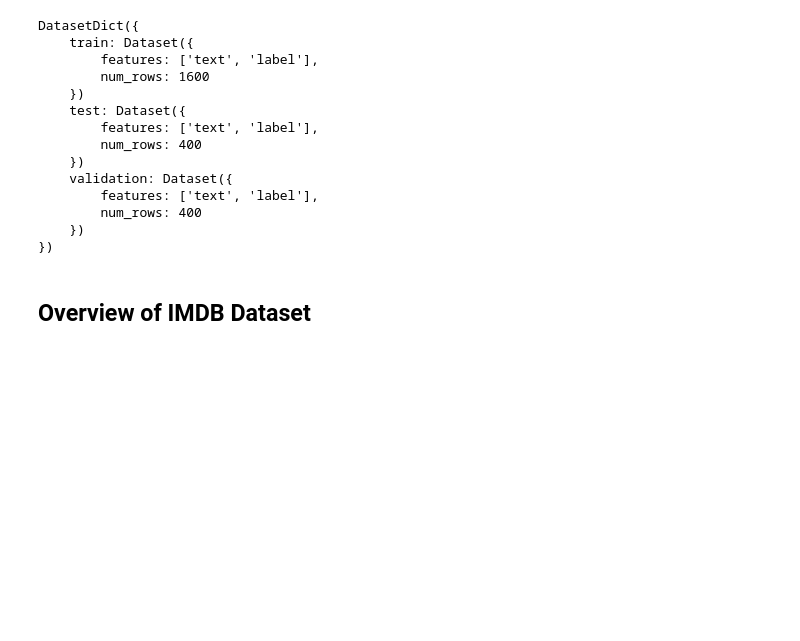
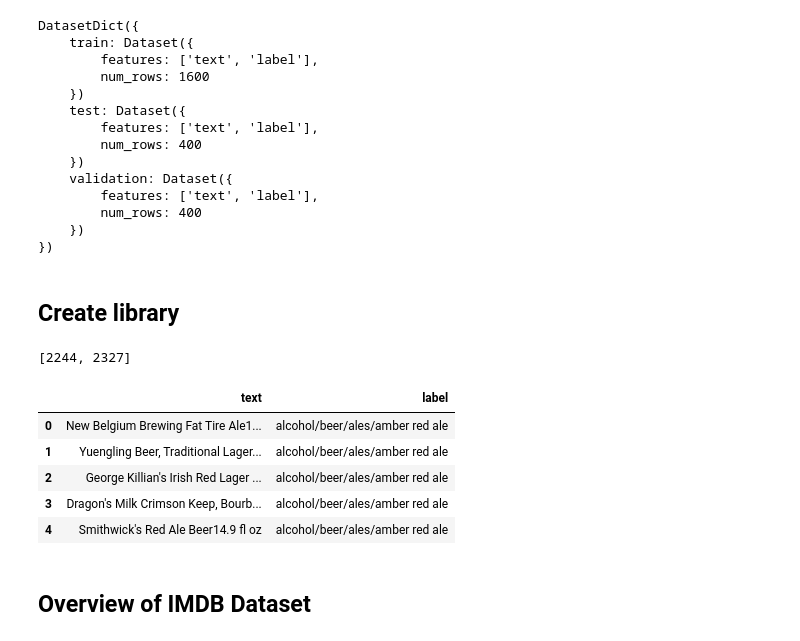
Before and after one commit to EIB-Restaurant/burnt_labels, a Jupyter notebook: llm/text_classification.ipynb, the cells around one changed output. Saved outputs shown, nothing was run; the diff lists cells and outputs as text; code cells hidden in the pictures; blank space fills up the shorter version.

```diff
--- a/llm/text_classification.ipynb
+++ b/llm/text_classification.ipynb
@@ -154,3 +133,5 @@ DatasetDict({
         num_rows: 400
     })
 })
+# %% [markdown]
+## Create library
@@ -156,0 +177,15 @@ DatasetDict({
+# %%
+df_csv = pd.read_csv('../scrape/test_food_bev_alc.csv')
+unq_id = df_csv.typeID.unique()
+print([fnc(unq_id) for fnc in [len, max]])
+df_csv.drop(columns=['typeID', 'link'], inplace=True)
+df_csv.rename(columns={"product": "text"}, inplace=True)
+df_csv.head()
+# %% [output]
+[2244, 2327]
+|  | text | label |
+| 0 | New Belgium Brewing Fat Tire Ale1... | alcohol/beer/ales/amber red ale |
+| 1 | Yuengling Beer, Traditional Lager... | alcohol/beer/ales/amber red ale |
+| 2 | George Killian's Irish Red Lager ... | alcohol/beer/ales/amber red ale |
+| 3 | Dragon's Milk Crimson Keep, Bourb... | alcohol/beer/ales/amber red ale |
+| 4 | Smithwick's Red Ale Beer14.9 fl oz | alcohol/beer/ales/amber red ale |
```
Also changed, not shown: parts of 15 cells of this notebook.
